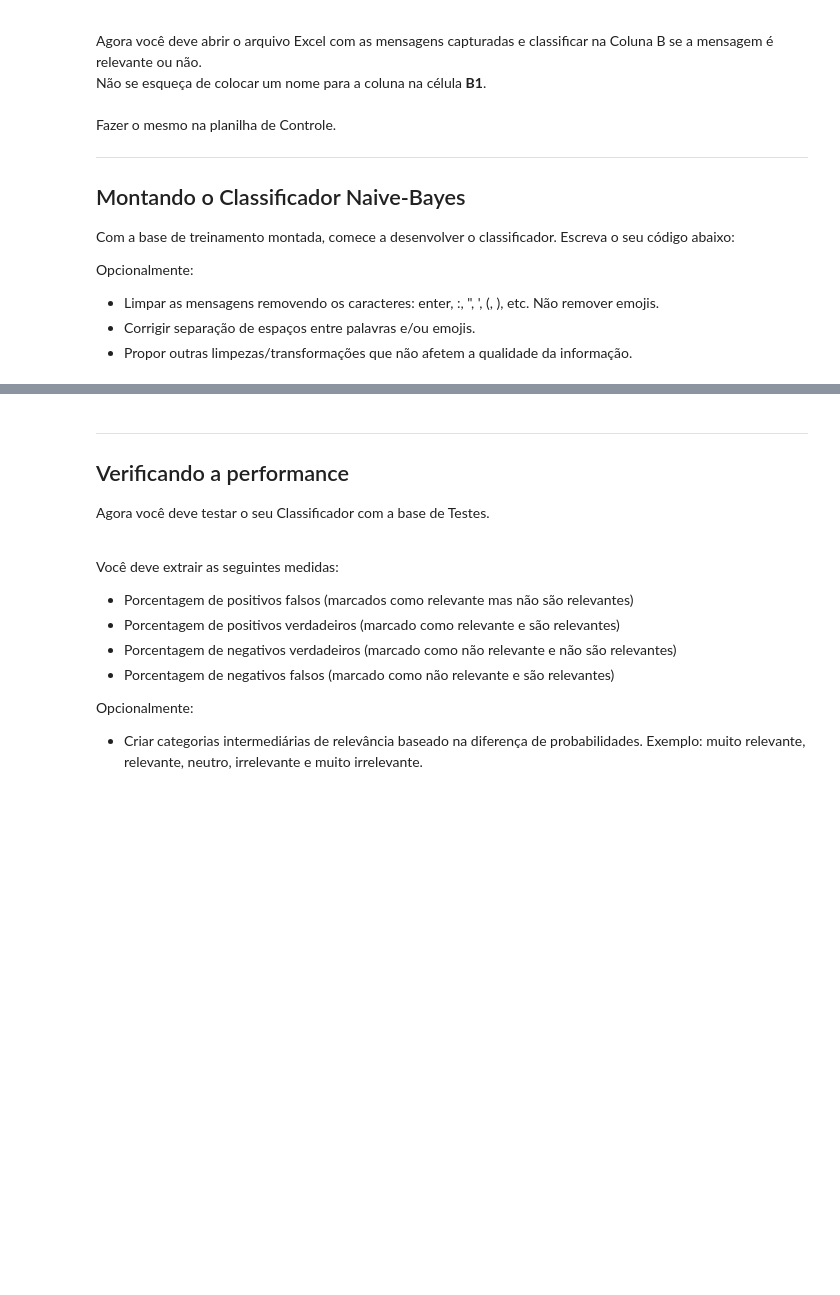
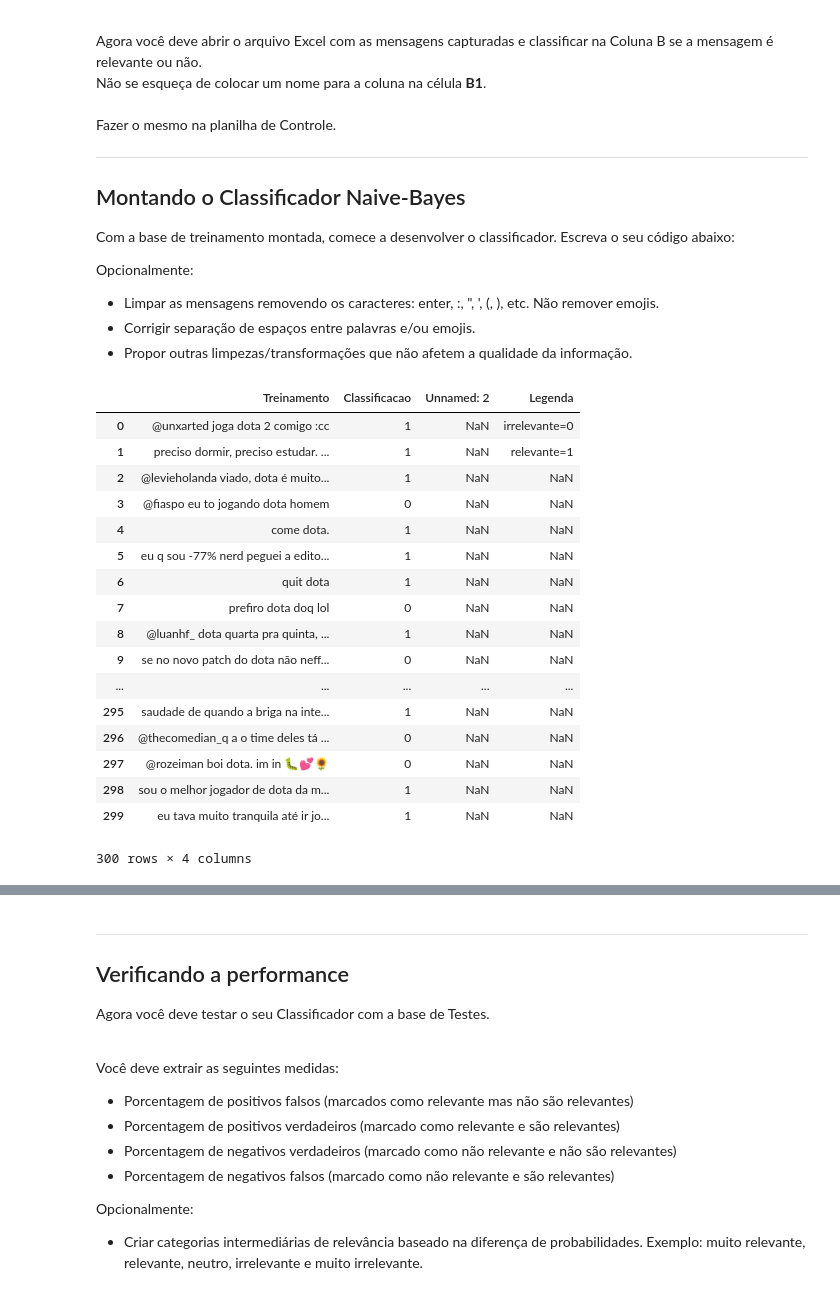
Before and after one commit to lucaslealvale/CD_projeto2, a Jupyter notebook: Projeto02.ipynb, the cells around one changed output, grey strips where cells are left out. Drawn from its saved outputs; the diff is of its cells as text; code cells hidden in the pictures; blank space fills up the shorter version.

```diff
--- a/Projeto02.ipynb
+++ b/Projeto02.ipynb
@@ -149,3 +149,25 @@ Opcionalmente:
 * Limpar as mensagens removendo os caracteres: enter, :, ", ', (, ), etc. Não remover emojis.<br />
 * Corrigir separação de espaços entre palavras e/ou emojis.
 * Propor outras limpezas/transformações que não afetem a qualidade da informação.
+# %%
+dfdota=pd.read_excel('Dota.xlsx', sep=',')
+dfdota
+# %% [output]
+|  | Treinamento | Classificacao | Unnamed: 2 | Legenda |
+| 0 | @unxarted joga dota 2 comigo :cc | 1 | NaN | irrelevante=0 |
+| 1 | preciso dormir, preciso estudar. ... | 1 | NaN | relevante=1 |
+| 2 | @levieholanda viado, dota é muito... | 1 | NaN | NaN |
+| 3 | @fiaspo eu to jogando dota homem | 0 | NaN | NaN |
+| 4 | come dota. | 1 | NaN | NaN |
+| 5 | eu q sou -77% nerd peguei a edito... | 1 | NaN | NaN |
+| 6 | quit dota | 1 | NaN | NaN |
+| 7 | prefiro dota doq lol | 0 | NaN | NaN |
+| 8 | @luanhf_ dota quarta pra quinta, ... | 1 | NaN | NaN |
+| 9 | se no novo patch do dota não neff... | 0 | NaN | NaN |
+| ... | ... | ... | ... | ... |
+| 295 | saudade de quando a briga na inte... | 1 | NaN | NaN |
+| 296 | @thecomedian_q a o time deles tá ... | 0 | NaN | NaN |
+| 297 | @rozeiman boi dota. im in 🐛💕🌻 | 0 | NaN | NaN |
+| 298 | sou o melhor jogador de dota da m... | 1 | NaN | NaN |
+| 299 | eu tava muito tranquila até ir jo... | 1 | NaN | NaN |
+300 rows × 4 columns
```
Also changed, not shown: parts of 2 cells of this notebook.
